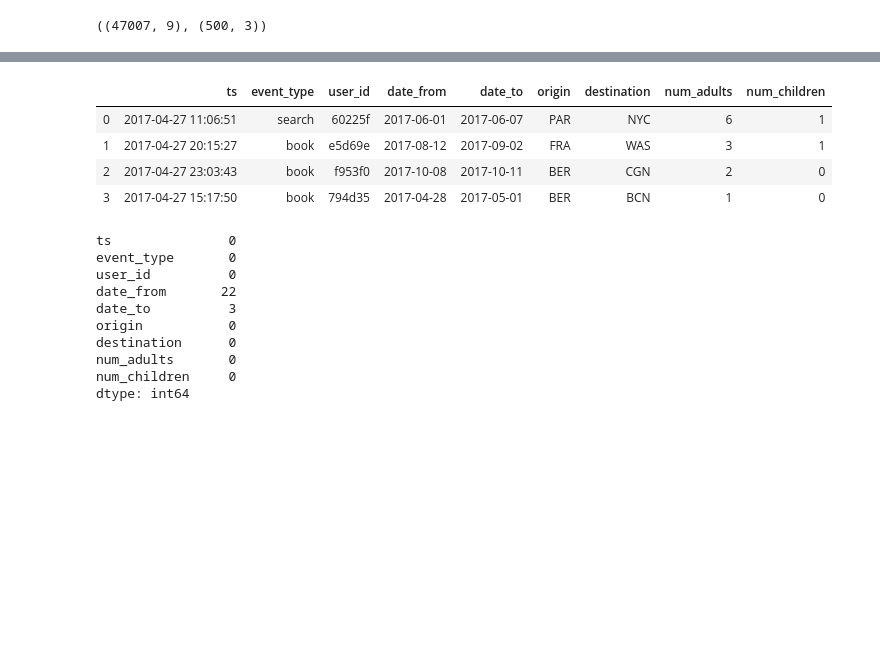
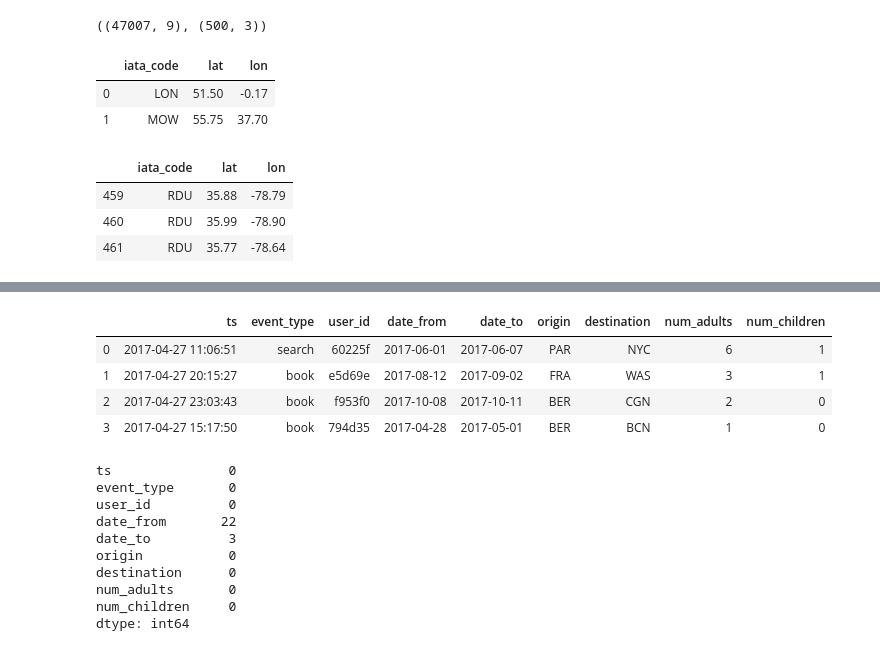
Before and after one commit to giallo41/book_destination, a Jupyter notebook: eda.ipynb, the cells around one changed output, grey strips where cells are left out. Drawn from its saved outputs; the diff is of its cells as text; code cells hidden in the pictures; blank space fills up the shorter version.

```diff
--- a/eda.ipynb
+++ b/eda.ipynb
@@ -12,3 +19,16 @@ df_iata = pd.read_csv('./data/iata.csv')
 df_event.shape, df_iata.shape
 # %% [output]
 ((47007, 9), (500, 3))
+# %%
+df_iata.head(2)
+# %% [output]
+|  | iata_code | lat | lon |
+| 0 | LON | 51.50 | -0.17 |
+| 1 | MOW | 55.75 | 37.70 |
+# %%
+df_iata[df_iata['iata_code']=='RDU']
+# %% [output]
+|  | iata_code | lat | lon |
+| 459 | RDU | 35.88 | -78.79 |
+| 460 | RDU | 35.99 | -78.90 |
+| 461 | RDU | 35.77 | -78.64 |
```
Also changed, not shown: parts of 7 cells of this notebook, 1 other file.
